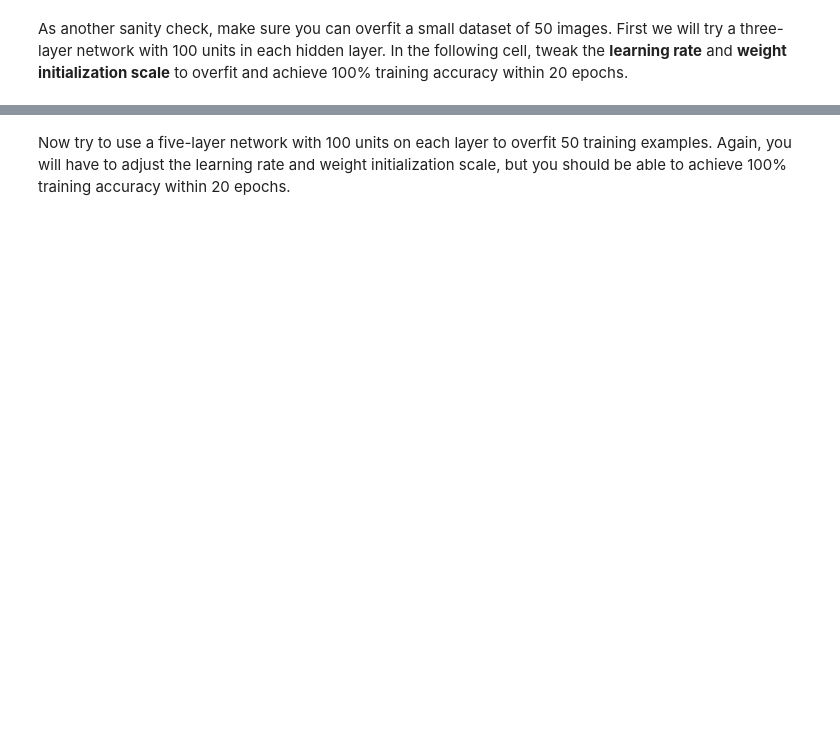
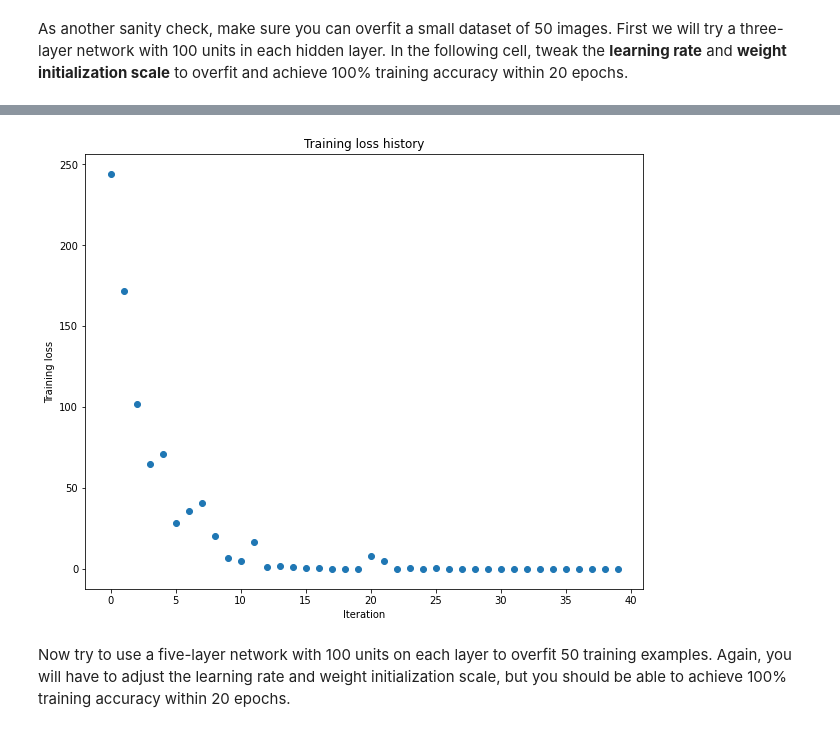
Before and after one commit to engineerJPark/EECS-498-007, a Jupyter notebook: Assignment/A3/fully_connected_networks.ipynb, the cells around one changed output, grey strips where cells are left out. Drawn from its saved outputs; the diff is of its cells as text; code cells hidden in the pictures; blank space fills up the shorter version.

```diff
--- a/Assignment/A3/fully_connected_networks.ipynb
+++ b/Assignment/A3/fully_connected_networks.ipynb
@@ -965,7 +999,11 @@ class FullyConnectedNet(object):
     # deviation equal to weight_scale. Biases should be initialized to zero.   #
     ############################################################################
     # Replace "pass" statement with your code
-    pass
+    self.params['W1'] = torch.normal(0.0, std=weight_scale, size=(input_dim, hidden_dims[0])).to(**to_double_cuda)
+    self.params['b1'] = torch.zeros(hidden_dims[0]).to(**to_double_cuda)
+    for i in range(2, self.num_layers): # 마지막 Layer는 softmax라서 선언 불필요
+      self.params['W' + str(i)] = torch.normal(0.0, std=weight_scale, size=(hidden_dims[i - 2], hidden_dims[i - 1])).to(**to_double_cuda)
+      self.params['b' + str(i)] = torch.zeros(hidden_dims[i - 1]).to(**to_double_cuda)
     ############################################################################
     #                             END OF YOUR CODE                             #
     ############################################################################
@@ -1001,11 +1039,22 @@ class FullyConnectedNet(object):
     # dropout forward pass.                                                    #
     ############################################################################
     # Replace "pass" statement with your code
-    pass
+    N = X.shape[0]
+    X_reshape = X.reshape(N, -1)
+
+    # cache를 하나의 리스트에 모아서 append 하는 것이 좋겠다
+    cache_list = []
+    prev_input = X_reshape
+    for i in range(1, self.num_layers - 1): # 여기 두 번째 iter에서 문제가 발생했다
+      scores, cache = Linear_ReLU.forward(prev_input, self.params['W' + str(i)], self.params['b' + str(i)])
+      cache_list.append(cache) # self.num_layers - 3 (최종)
+      prev_input = scores
+
+    scores, cache = Linear.forward(scores, self.params['W' + str(self.num_layers - 1)], self.params['b' + str(self.num_layers - 1)])
+    cache_list.append(cache) # self.num_layers - 2
     ############################################################################
     #                             END OF YOUR CODE                             #
     ############################################################################
-
     # If test mode return early
     if mode == 'test':
       return scores
@@ -1021,7 +1070,26 @@ class FullyConnectedNet(object):
     # of 0.5 to simplify the expression for the gradient.                      #
     ############################################################################
     # Replace "pass" statement with your code
-    pass
+
+    # Loss 구하기
+    loss, _ = softmax_loss(scores, y)
+
+    W_sum_for_reg = torch.tensor([0], **to_double_cuda)
+    for i in range(1, self.num_layers):
+      W_sum_for_reg += (self.params['W' + str(i)] ** 2).sum().to(**to_double_cuda)
+    loss = loss.reshape([1])
+    # print(loss.shape)
+    loss += (self.reg * W_sum_for_reg)
+
+    # Gradient 구하기
+    # FC Layer Gradient
+    _, grads['W' + str(self.num_layers - 1)], grads['b' + str(self.num_layers - 1)] = Linear.backward(_, cache_list[self.num_layers - 1 - 1])
+    grads['W' + str(self.num_layers - 1)] += 2 * self.reg * self.params['W' + str(self.num_layers - 1)]
+
+    # 나머지 FC_ReLU Gradient
+    for i in range(self.num_layers - 2, 0, -1):
+      _, grads['W' + str(i)], grads['b' + str(i)] = Linear_ReLU.backward(_, cache_list[i - 1])
+      grads['W' + str(i)] += 2 * self.reg * self.params['W' + str(i)]
     ############################################################################
     #                             END OF YOUR CODE                             #
     ############################################################################
@@ -1073,7 +1160,8 @@ learning_rate = 1e-4  # Experiment with this!
 # training accuracy within 20 epochs.                                      #
 ############################################################################
 # Replace "pass" statement with your code
-pass
+weight_scale = 1
+learning_rate = 0.1
 ############################################################################
 #                             END OF YOUR CODE                             #
 ############################################################################
@@ -1093,3 +1181,4 @@ plt.title('Training loss history')
 plt.xlabel('Iteration')
 plt.ylabel('Training loss')
 plt.show()
+# %% [output]
@@ -1096,3 +1202,4 @@ plt.show()
+[figure, added]
 # %% [markdown]
 Now try to use a five-layer network with 100 units on each layer to overfit 50 training examples. Again, you will have to adjust the learning rate and weight initialization scale, but you should be able to achieve 100% training accuracy within 20 epochs.
 # %%
```
Also changed, not shown: parts of 20 cells of this notebook.
